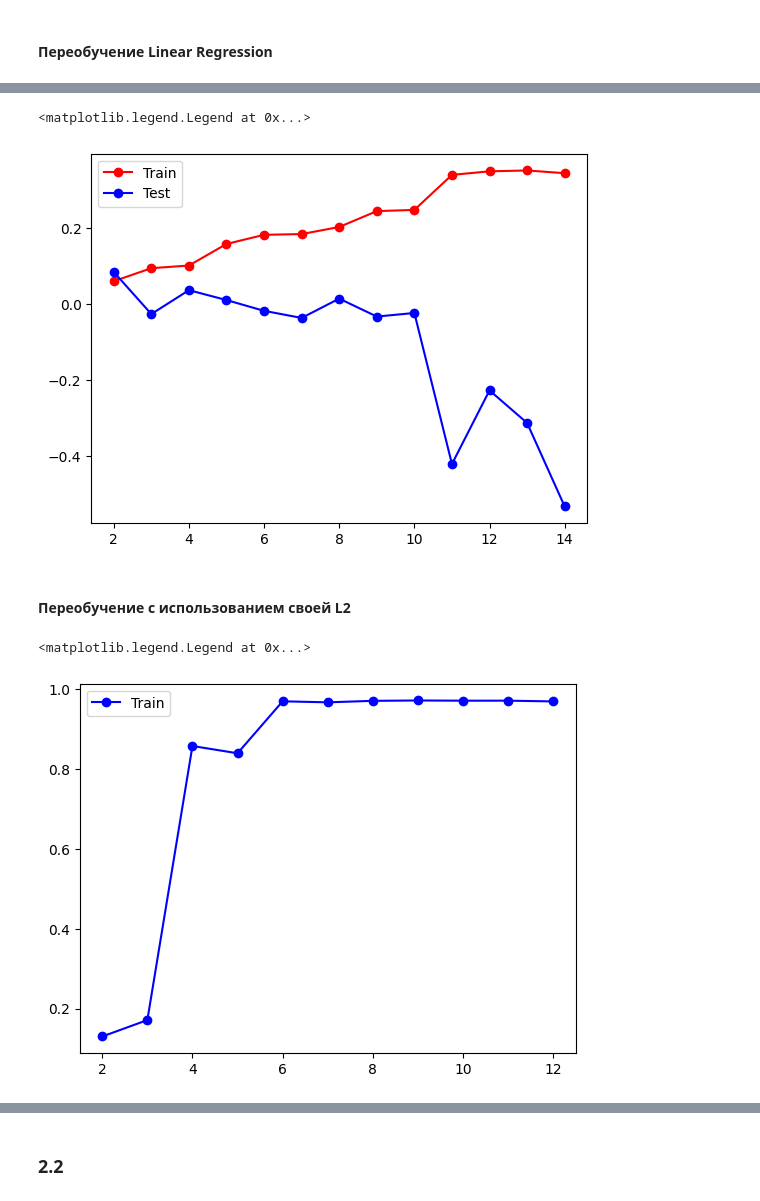
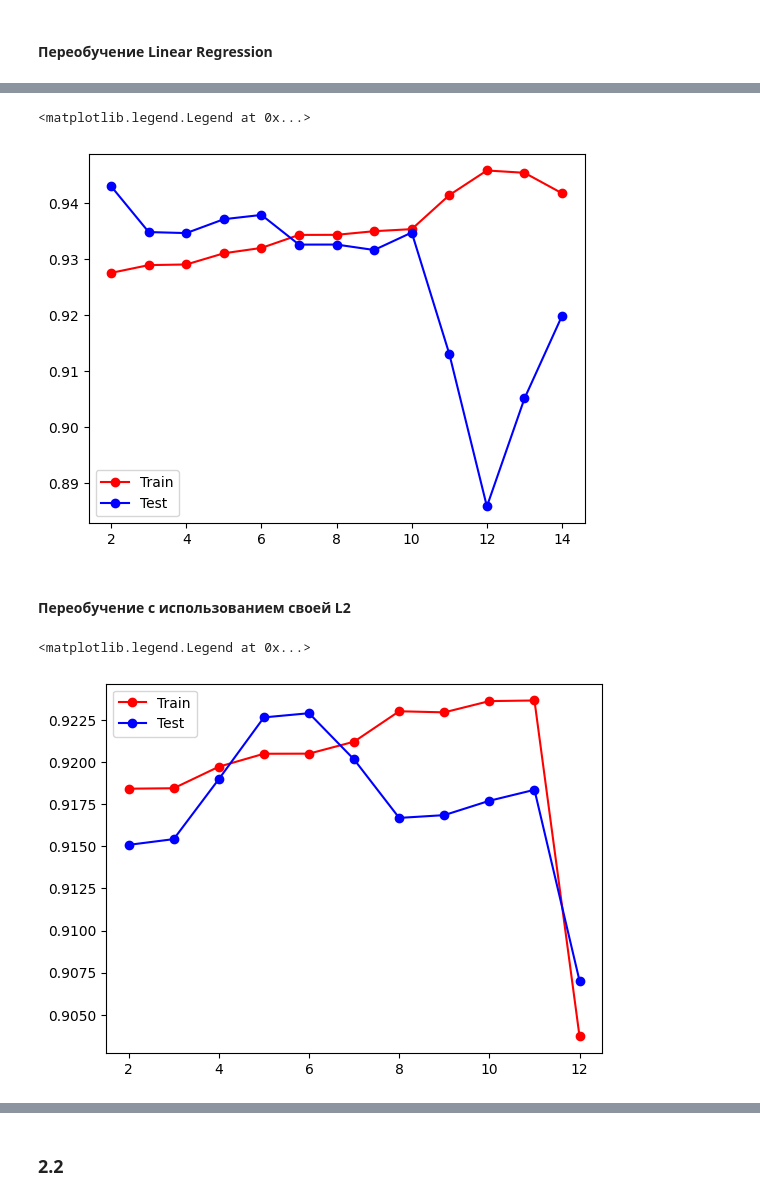
Before and after one commit to anshpak/bases-of-machine-learning, a Jupyter notebook: Shpak-lab-3.ipynb, the cells around one changed output, grey strips where cells are left out. Drawn from its saved outputs; the diff is of its cells as text; code cells hidden in the pictures.

```diff
--- a/Shpak-lab-3.ipynb
+++ b/Shpak-lab-3.ipynb
@@ -261,9 +262,9 @@ model_ridge_2.score(poly_reg.fit_transform(x_test_2[:, np.newaxis]), y_test_2)
 # %% [markdown]
 #### Переобучение Linear Regression
 # %%
-rng = np.random.RandomState(1)
 x = 10 * rng.rand(60)
-y = np.tan(x)/10 + 0.5 * rng.randn(60)
+# y = np.tan(x)/10 + 0.5 * rng.randn(60)
+y = x**2/10 + 0.9 * rng.randn(60)
 # %%
 x_train_3, x_test_3, y_train_3, y_test_3 = train_test_split(x[:, np.newaxis], y, test_size=0.27, random_state=42)
 plt.scatter(x_train_3, y_train_3, c='red')
@@ -286,7 +287,7 @@ plt.plot(degress, scores_test, 'b-o')
 plt.legend(['Train', 'Test'])
 # %% [output]
 <matplotlib.legend.Legend at 0x...>
-[figure, old version]
+[figure, new version]
 # %% [markdown]
 #### Переобучение с использованием своей L2
 # %%
@@ -296,14 +295,20 @@ alpha = 1
+# %%
+x_train_4 = 10 * rng.rand(100)
+y_train_4 = x_train_4 ** 2 / 10 + 0.9 * rng.randn(100)
+x_test_4 = np.linspace(np.min(x_train_4), np.max(x_train_4), 50)
+y_test_4 = x_test_4 ** 2 / 10 + 0.9 * rng.randn(50)
 # %%
 degress = list(range(2, 13))
 scores_test = []
 scores_train = []
 for i in degress:
-    y_predicted = fit(x_train_2, x_test_2, y_train_2, i, alpha)
-    scores_test.append(get_det_coeff(y_test_2, y_predicted))
-    # scores_train.append(model.score(x_train_3, y_train_3))
-# plt.plot(degress, scores_train, 'r-o')
+    y_test_predicted = fit(x_train_4, x_test_4, y_train_4, i, alpha)
+    y_train_predicted = fit(x_train_4, x_train_4, y_train_4, i, alpha)
+    scores_test.append(get_det_coeff(y_test_4, y_test_predicted))
+    scores_train.append(get_det_coeff(y_train_4, y_train_predicted))
+plt.plot(degress, scores_train, 'r-o')
 plt.plot(degress, scores_test, 'b-o')
 plt.legend(['Train', 'Test'])
 # %% [output]
 <matplotlib.legend.Legend at 0x...>
-[figure, old version]
+[figure, new version]
```
Also changed, not shown: parts of 30 cells of this notebook.
